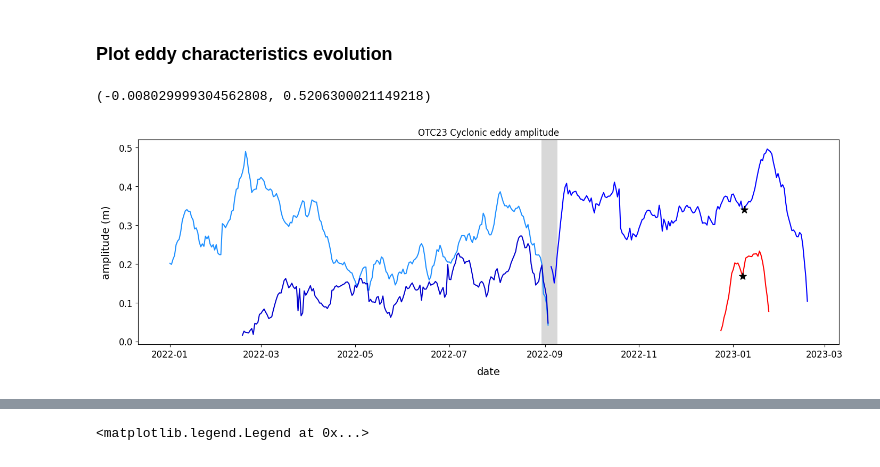
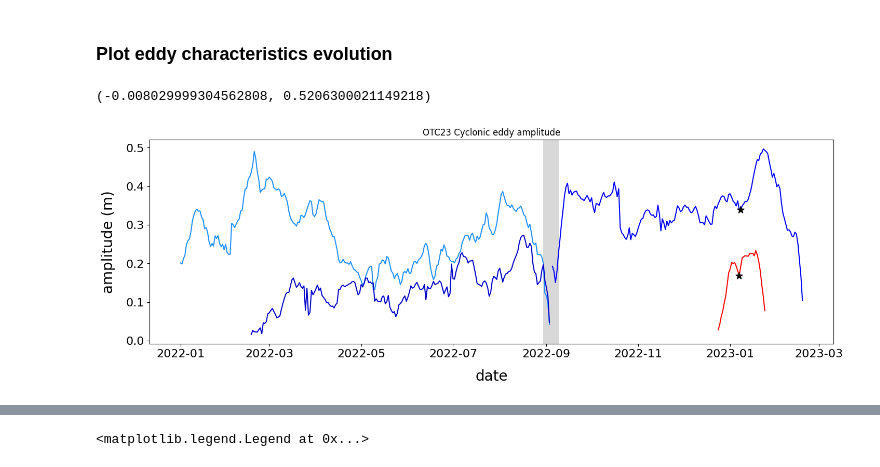
Before and after one commit to torresr-cnrm/otc23-tracking, a Jupyter notebook: notebook/OTC23-eddy-tracking.ipynb, the cells around one changed output, grey strips where cells are left out. Cells and saved outputs as stored; diff of their text form; code cells hidden in the pictures.

```diff
--- a/notebook/OTC23-eddy-tracking.ipynb
+++ b/notebook/OTC23-eddy-tracking.ipynb
@@ -326,38 +427,38 @@ c_station = datetime(2023,1,8)
 a_station = datetime(2023,1,7)
 # %%
 # Amplitude (in meter)
-fig = plt.figure(figsize=(17, 5))
+fig = plt.figure(figsize=(17, 5.1))
 ax = fig.add_subplot(1, 1, 1)
 
 ax.set_title('OTC23 Cyclonic eddy amplitude')
-ax.set_xlabel('date', size=14, labelpad=10)
-ax.set_ylabel('amplitude (m)', size=14, labelpad=10)
-ax.tick_params(labelsize=12)
+ax.set_xlabel('date', size=20, labelpad=14)
+ax.set_ylabel('amplitude (m)', size=20, labelpad=14)
+ax.tick_params(labelsize=16)
 
 ax.plot(to_datetime(ac_eddy_track.time), ac_eddy_track.amplitude, c='red',     label='Anticyclonic')
 ax.plot(to_datetime(c_eddy1_track.time), c_eddy1_track.amplitude, c='dodgerblue', label='Cyclonic 1')
 ax.plot(to_datetime(c_eddy2_track.time), c_eddy2_track.amplitude, c='mediumblue', label='Cyclonic 2')
 ax.plot(to_datetime(c_mrged_track.time), c_mrged_track.amplitude, c='blue',       label='Cyclonic merged')
 
 ylim = ax.get_ylim()
 
 # -- add merging shaded zone
 ax.fill_between(to_datetime(all_times), ylim[0], ylim[1], where=cds_merge,
                 facecolor='grey', alpha=0.3)
 
 # -- add OTC23 measurement
 a_ind = np.where(to_datetime(ac_eddy_track.time) == a_station)[0]
 ax.scatter(a_station, ac_eddy_track.amplitude[a_ind], s=100, c="black", marker='*', zorder=100)
 
 c_ind = np.where(to_datetime(c_mrged_track.time) == c_station)[0]
 ax.scatter(c_station, c_mrged_track.amplitude[c_ind], s=100, c="black", marker='*', zorder=100)
 
 # -- final ax attributes
 ax.set_ylim(ylim)
 #ax.legend(prop={'size': 12})
 # %% [output]
 (-0.008029999304562808, 0.5206300021149218)
-[figure, old version]
+[figure, new version]
 # %%
 fig.savefig('../../imgs/OTC23_Cyclonic_eddies_amplitude.png', dpi=300)
 # %%
```
Also changed, not shown: parts of 15 cells of this notebook, 1 other file.
